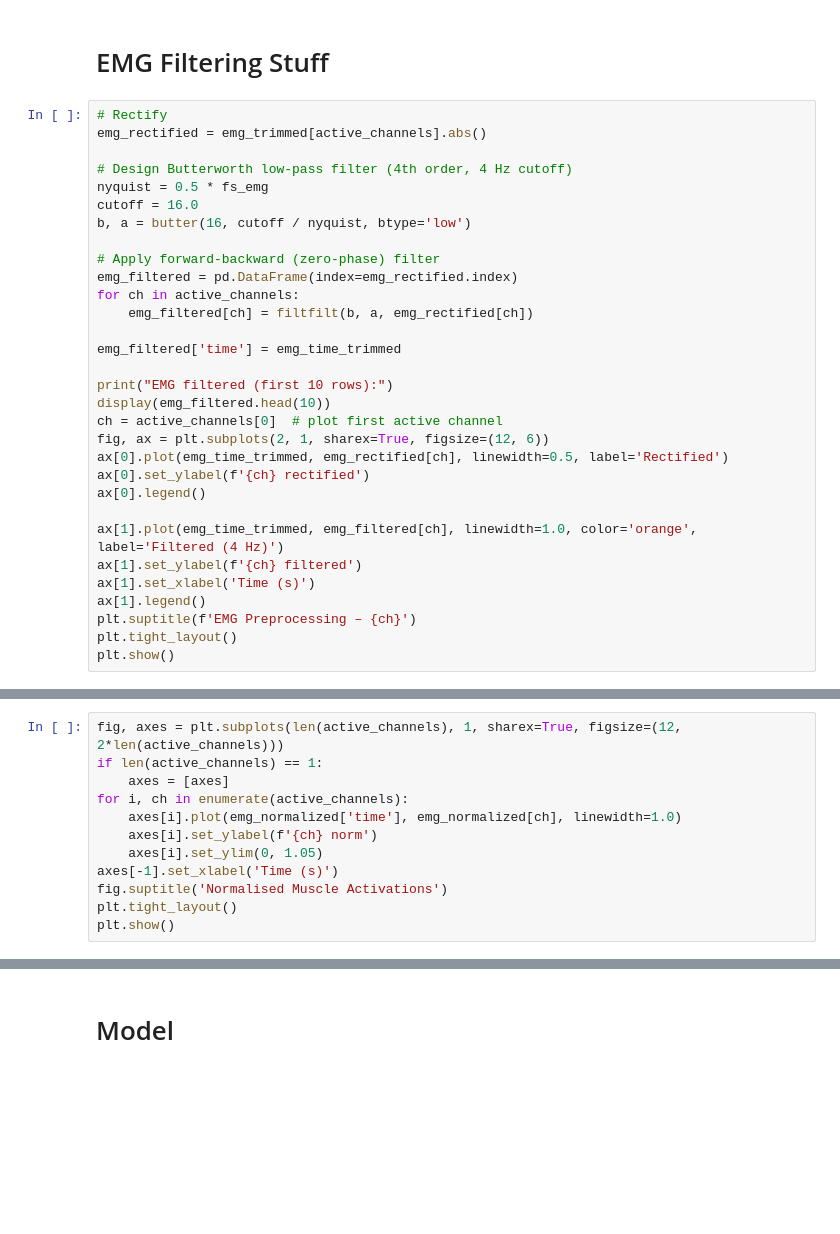
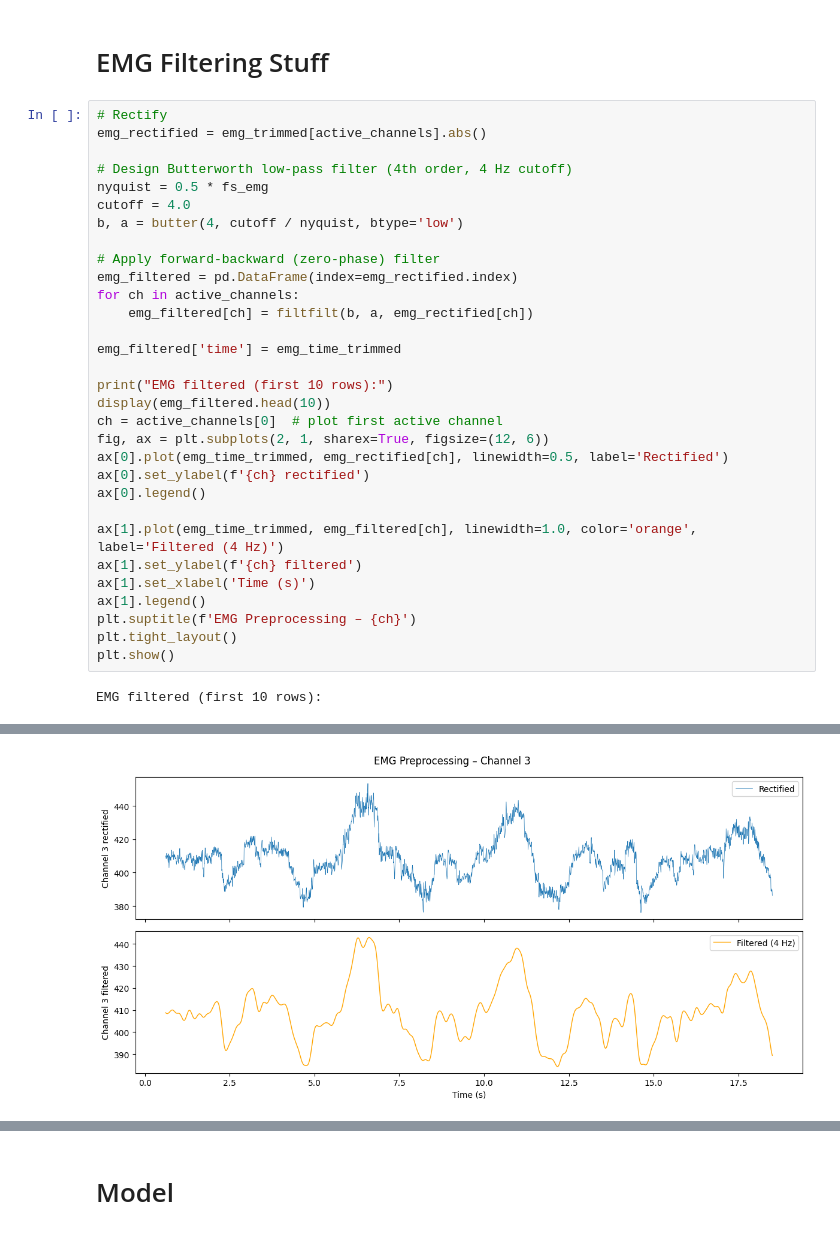
Before and after one commit to hayyazul/BCI-Data-Processing, a Jupyter notebook: bci_data_analysis.ipynb, the cells around one changed output, grey strips where cells are left out. Cells and saved outputs as stored; diff of their text form; blank space fills up the shorter version.

```diff
--- a/bci_data_analysis.ipynb
+++ b/bci_data_analysis.ipynb
@@ -596,8 +749,8 @@ emg_rectified = emg_trimmed[active_channels].abs()
 
 # Design Butterworth low-pass filter (4th order, 4 Hz cutoff)
 nyquist = 0.5 * fs_emg
-cutoff = 16.0
-b, a = butter(16, cutoff / nyquist, btype='low')
+cutoff = 4.0
+b, a = butter(4, cutoff / nyquist, btype='low')
 
 # Apply forward-backward (zero-phase) filter
 emg_filtered = pd.DataFrame(index=emg_rectified.index)
@@ -621,3 +774,5 @@ ax[1].legend()
 plt.suptitle(f'EMG Preprocessing – {ch}')
 plt.tight_layout()
 plt.show()
+# %% [output]
+EMG filtered (first 10 rows):
@@ -624,12 +790 @@ plt.show()
+[figure, added]
-# %%
-fig, axes = plt.subplots(len(active_channels), 1, sharex=True, figsize=(12, 2*len(active_channels)))
-if len(active_channels) == 1:
-    axes = [axes]
-for i, ch in enumerate(active_channels):
-    axes[i].plot(emg_normalized['time'], emg_normalized[ch], linewidth=1.0)
-    axes[i].set_ylabel(f'{ch} norm')
-    axes[i].set_ylim(0, 1.05)
-axes[-1].set_xlabel('Time (s)')
-fig.suptitle('Normalised Muscle Activations')
-plt.tight_layout()
-plt.show()
```
Also changed, not shown: parts of 24 cells of this notebook.
